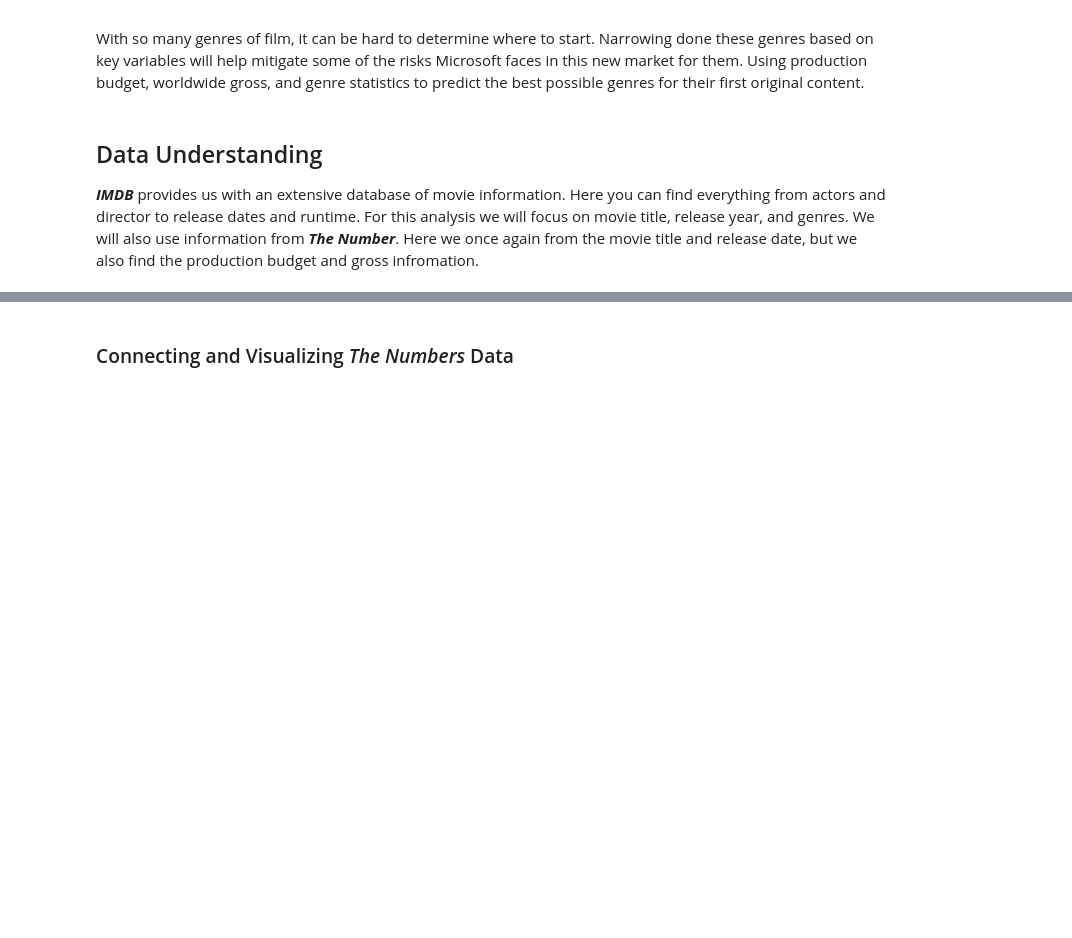
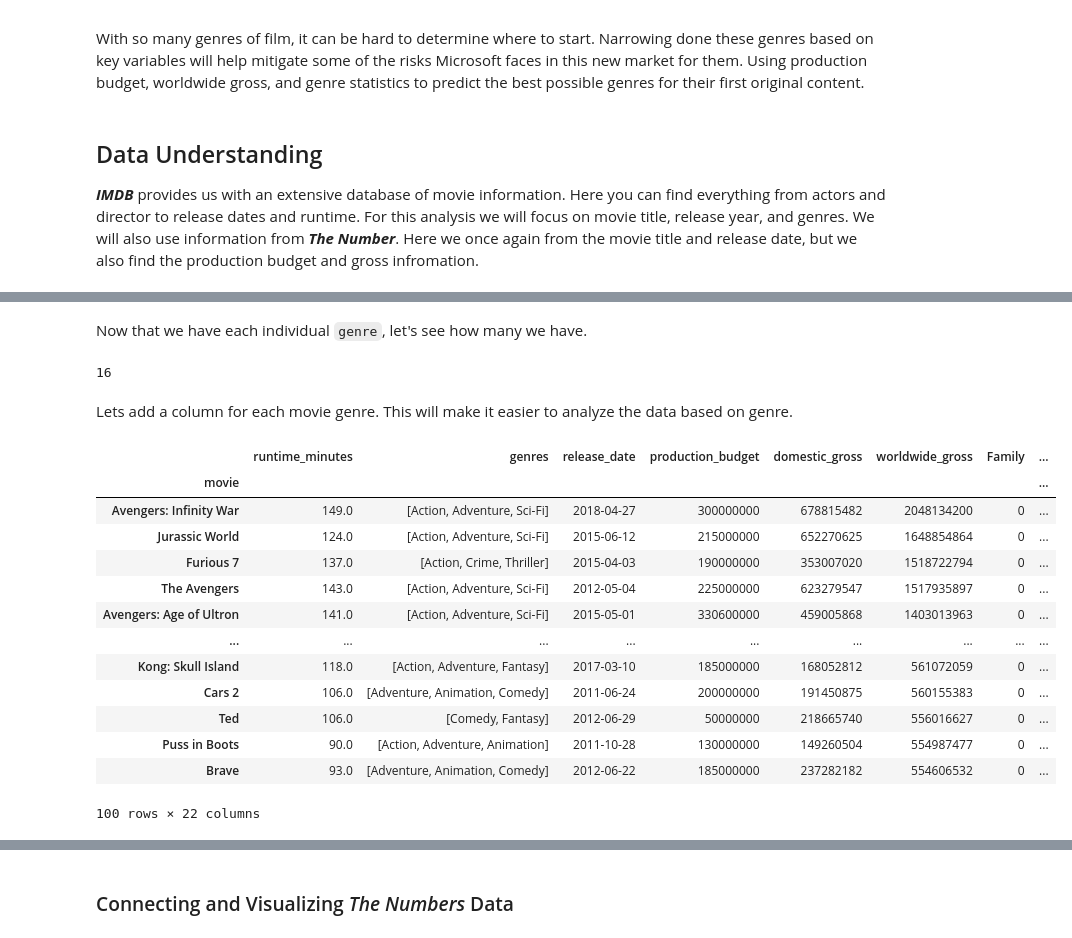
Before and after one commit to rustyb08/phase_1_project, a Jupyter notebook: Microsoft Original Content.ipynb, the cells around one changed output, grey strips where cells are left out. Saved outputs shown, nothing was run; the diff lists cells and outputs as text; code cells hidden in the pictures; blank space fills up the shorter version.

```diff
--- a/Microsoft Original Content.ipynb
+++ b/Microsoft Original Content.ipynb
@@ -35,0 +604,5 @@ with ZipFile('Data/im.db.zip', 'r') as zip:
+# %%
+# Sorts values in decending order and limits it to the first 100.
+top_100_movies = movies_df.sort_values(['worldwide_gross'], ascending=False)[0:100]
+
+top_100_movies
@@ -35,0 +626,6 @@ with ZipFile('Data/im.db.zip', 'r') as zip:
+# %%
+# Removes 'start_year'
+top_100_movies = top_100_movies.drop('start_year', 1)
+
+# Removes year
+top_100_movies = top_100_movies.drop('year', 1)
@@ -35,0 +655,6 @@ with ZipFile('Data/im.db.zip', 'r') as zip:
+# %%
+# Split the genre data at the commas.
+top_100_movies['genres'] = top_100_movies['genres'].apply(lambda x: x.split(",") if x else x)
+
+# Let's see if it worked
+top_100_movies
@@ -35,0 +678,13 @@ with ZipFile('Data/im.db.zip', 'r') as zip:
+# %%
+# Iterate through the rows of data and put each
+# unique genre into a new set.
+
+all_genres = set()
+
+for genre in top_100_movies['genres']:
+    for x in genre:
+        if x not in all_genres:
+            all_genres.add(x)
+
+# Let's see if it worked
+all_genres
@@ -35,0 +708,33 @@ with ZipFile('Data/im.db.zip', 'r') as zip:
+# %% [markdown]
+Now that we have each individual `genre`, let's see how many we have.
+# %%
+# Shows the length of all_genres
+len(all_genres)
+# %% [output]
+16
+# %% [markdown]
+Lets add a column for each movie genre.  This will make it easier to analyze the data based on genre.
+# %%
+# This iterates through all_genres and creates a column
+# named after that genre.
+for genre in all_genres:
+    # Set the values to 0
+    top_100_movies[genre] = 0
+
+# Let's see if it works
+top_100_movies
+# %% [output]
+|  | runtime_minutes | genres | release_date | production_budget | domestic_gross | worldwide_gross | Family | ... |
+| movie |  |  |  |  |  |  |  | ... |
+| Avengers: Infinity War | 149.0 | [Action, Adventure, Sci-Fi] | 2018-04-27 | 300000000 | 678815482 | 2048134200 | 0 | ... |
+| Jurassic World | 124.0 | [Action, Adventure, Sci-Fi] | 2015-06-12 | 215000000 | 652270625 | 1648854864 | 0 | ... |
+| Furious 7 | 137.0 | [Action, Crime, Thriller] | 2015-04-03 | 190000000 | 353007020 | 1518722794 | 0 | ... |
+| The Avengers | 143.0 | [Action, Adventure, Sci-Fi] | 2012-05-04 | 225000000 | 623279547 | 1517935897 | 0 | ... |
+| Avengers: Age of Ultron | 141.0 | [Action, Adventure, Sci-Fi] | 2015-05-01 | 330600000 | 459005868 | 1403013963 | 0 | ... |
+| ... | ... | ... | ... | ... | ... | ... | ... | ... |
+| Kong: Skull Island | 118.0 | [Action, Adventure, Fantasy] | 2017-03-10 | 185000000 | 168052812 | 561072059 | 0 | ... |
+| Cars 2 | 106.0 | [Adventure, Animation, Comedy] | 2011-06-24 | 200000000 | 191450875 | 560155383 | 0 | ... |
+| Ted | 106.0 | [Comedy, Fantasy] | 2012-06-29 | 50000000 | 218665740 | 556016627 | 0 | ... |
+| Puss in Boots | 90.0 | [Action, Adventure, Animation] | 2011-10-28 | 130000000 | 149260504 | 554987477 | 0 | ... |
+| Brave | 93.0 | [Adventure, Animation, Comedy] | 2012-06-22 | 185000000 | 237282182 | 554606532 | 0 | ... |
+100 rows × 22 columns
```
Also changed, not shown: parts of 107 cells of this notebook.
